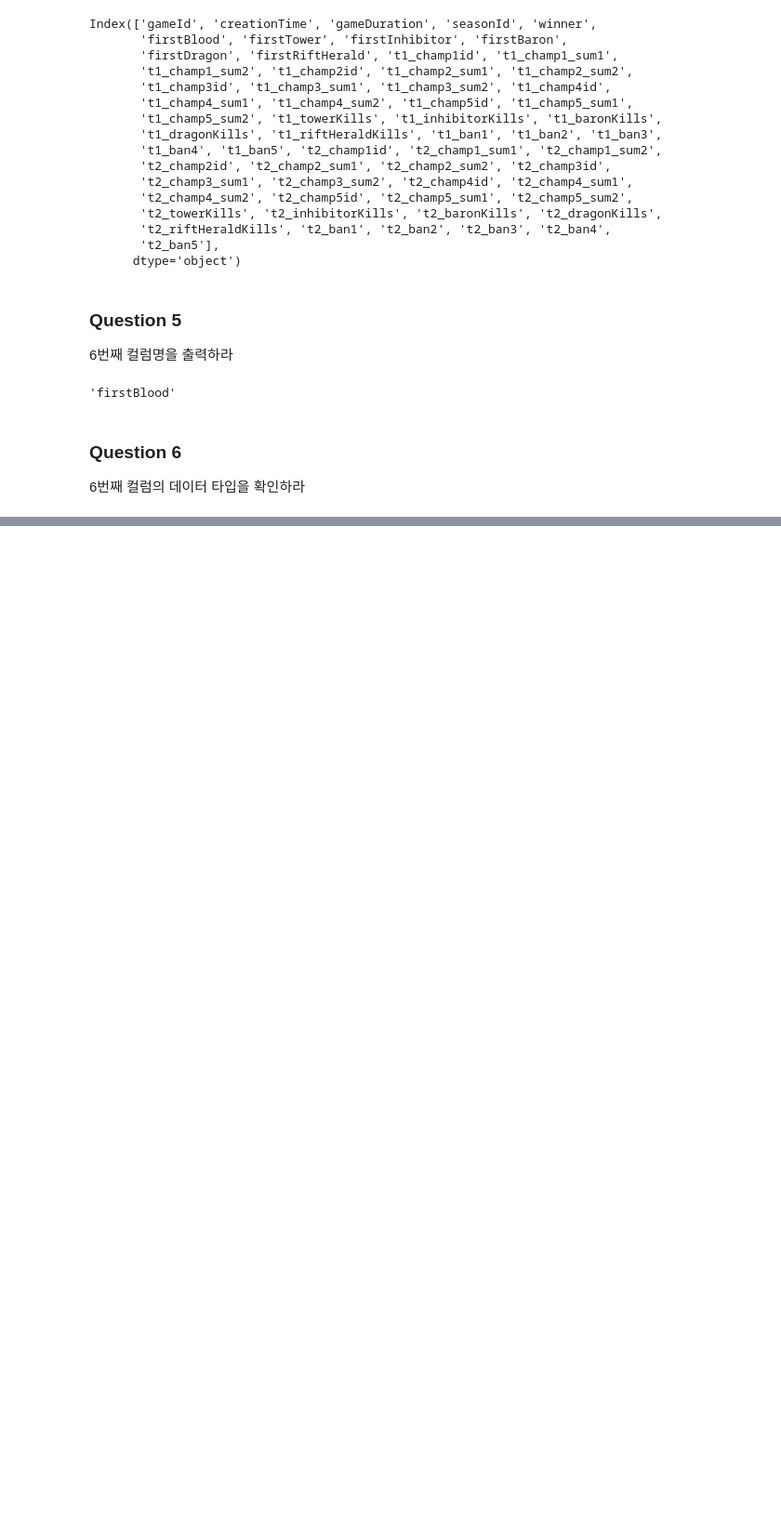
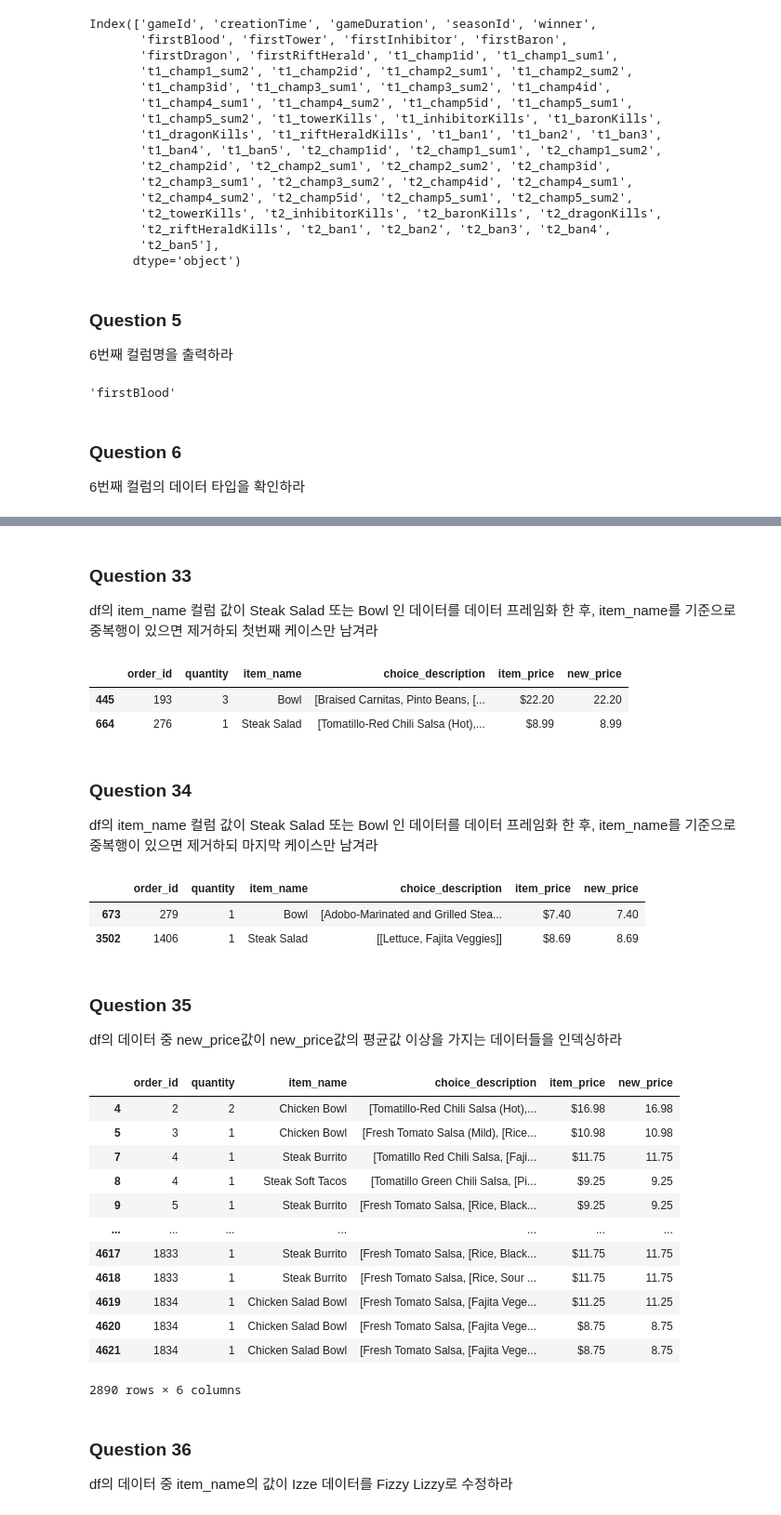
Before and after one commit to wonyeongdeok/exam-prep, a Jupyter notebook: 빅데이터분석기사/DataManim/1-part/데이터 전처리 100 문제.ipynb, the cells around one changed output, grey strips where cells are left out. Shown at 93% size. Cells and saved outputs as stored; diff of their text form; code cells hidden in the pictures; blank space fills up the shorter version.

```diff
--- a/빅데이터분석기사/DataManim/1-part/데이터 전처리 100 문제.ipynb
+++ b/빅데이터분석기사/DataManim/1-part/데이터 전처리 100 문제.ipynb
@@ -77,0 +385,40 @@ Name: 6, Length: 61, dtype: int64
+# %% [markdown]
+### Question 33
+df의 item_name 컬럼 값이 Steak Salad 또는 Bowl 인 데이터를 데이터 프레임화 한 후, item_name를 기준으로 중복행이 있으면 제거하되 첫번째 케이스만 남겨라
+# %%
+df[(df['item_name'] == 'Steak Salad') | (df['item_name'] == 'Bowl')].drop_duplicates(subset=['item_name'], keep='first')
+# %% [output]
+|  | order_id | quantity | item_name | choice_description | item_price | new_price |
+| 445 | 193 | 3 | Bowl | [Braised Carnitas, Pinto Beans, [... | $22.20 | 22.20 |
+| 664 | 276 | 1 | Steak Salad | [Tomatillo-Red Chili Salsa (Hot),... | $8.99 | 8.99 |
+# %% [markdown]
+### Question 34
+df의 item_name 컬럼 값이 Steak Salad 또는 Bowl 인 데이터를 데이터 프레임화 한 후, item_name를 기준으로 중복행이 있으면 제거하되 마지막 케이스만 남겨라
+# %%
+df[(df['item_name'] == 'Steak Salad') | (df['item_name'] == 'Bowl')].drop_duplicates(subset='item_name', keep='last')
+# %% [output]
+|  | order_id | quantity | item_name | choice_description | item_price | new_price |
+| 673 | 279 | 1 | Bowl | [Adobo-Marinated and Grilled Stea... | $7.40 | 7.40 |
+| 3502 | 1406 | 1 | Steak Salad | [[Lettuce, Fajita Veggies]] | $8.69 | 8.69 |
+# %% [markdown]
+### Question 35
+df의 데이터 중 new_price값이 new_price값의 평균값 이상을 가지는 데이터들을 인덱싱하라
+# %%
+df[df['new_price'] >= df['new_price'].mean()]
+# %% [output]
+|  | order_id | quantity | item_name | choice_description | item_price | new_price |
+| 4 | 2 | 2 | Chicken Bowl | [Tomatillo-Red Chili Salsa (Hot),... | $16.98 | 16.98 |
+| 5 | 3 | 1 | Chicken Bowl | [Fresh Tomato Salsa (Mild), [Rice... | $10.98 | 10.98 |
+| 7 | 4 | 1 | Steak Burrito | [Tomatillo Red Chili Salsa, [Faji... | $11.75 | 11.75 |
+| 8 | 4 | 1 | Steak Soft Tacos | [Tomatillo Green Chili Salsa, [Pi... | $9.25 | 9.25 |
+| 9 | 5 | 1 | Steak Burrito | [Fresh Tomato Salsa, [Rice, Black... | $9.25 | 9.25 |
+| ... | ... | ... | ... | ... | ... | ... |
+| 4617 | 1833 | 1 | Steak Burrito | [Fresh Tomato Salsa, [Rice, Black... | $11.75 | 11.75 |
+| 4618 | 1833 | 1 | Steak Burrito | [Fresh Tomato Salsa, [Rice, Sour ... | $11.75 | 11.75 |
+| 4619 | 1834 | 1 | Chicken Salad Bowl | [Fresh Tomato Salsa, [Fajita Vege... | $11.25 | 11.25 |
+| 4620 | 1834 | 1 | Chicken Salad Bowl | [Fresh Tomato Salsa, [Fajita Vege... | $8.75 | 8.75 |
+| 4621 | 1834 | 1 | Chicken Salad Bowl | [Fresh Tomato Salsa, [Fajita Vege... | $8.75 | 8.75 |
+2890 rows × 6 columns
+# %% [markdown]
+### Question 36
+df의 데이터 중 item_name의 값이 Izze 데이터를 Fizzy Lizzy로 수정하라
```
Also changed, not shown: parts of 106 cells of this notebook.
